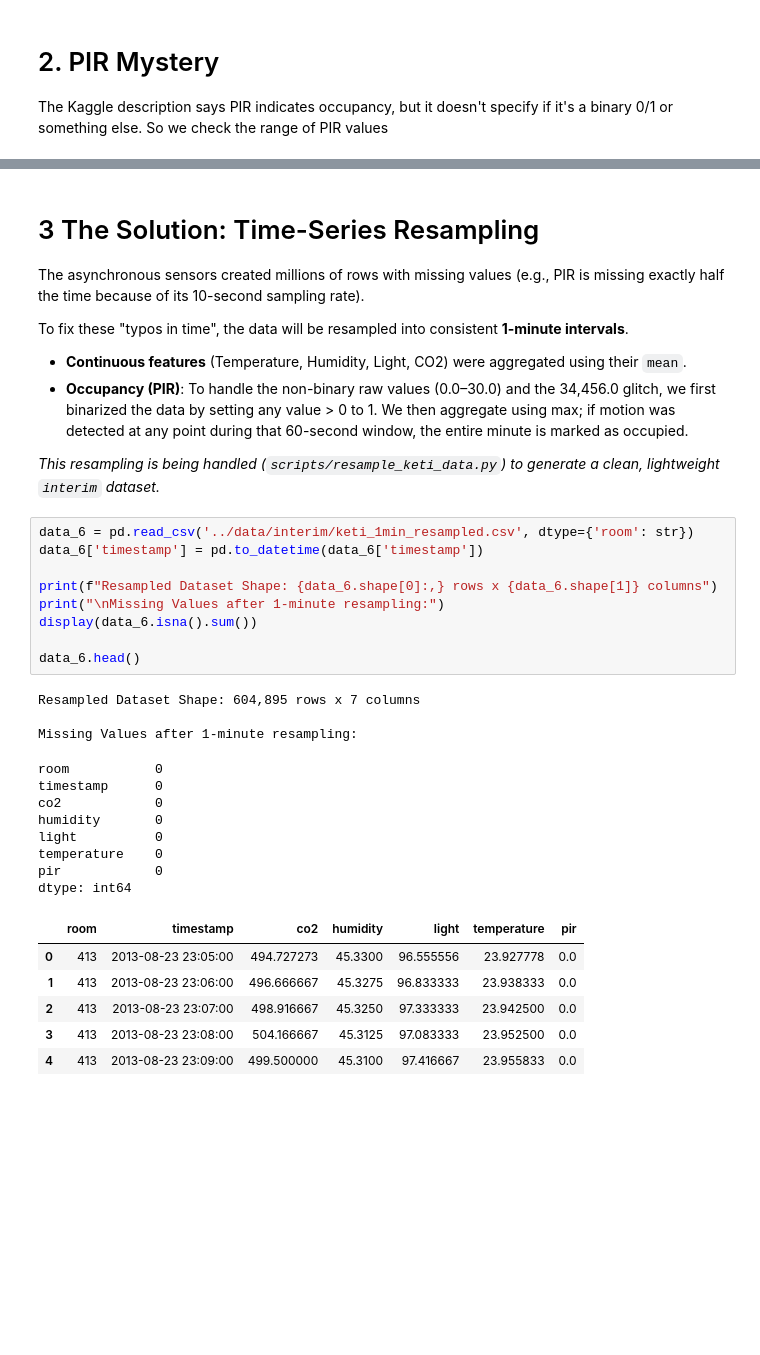
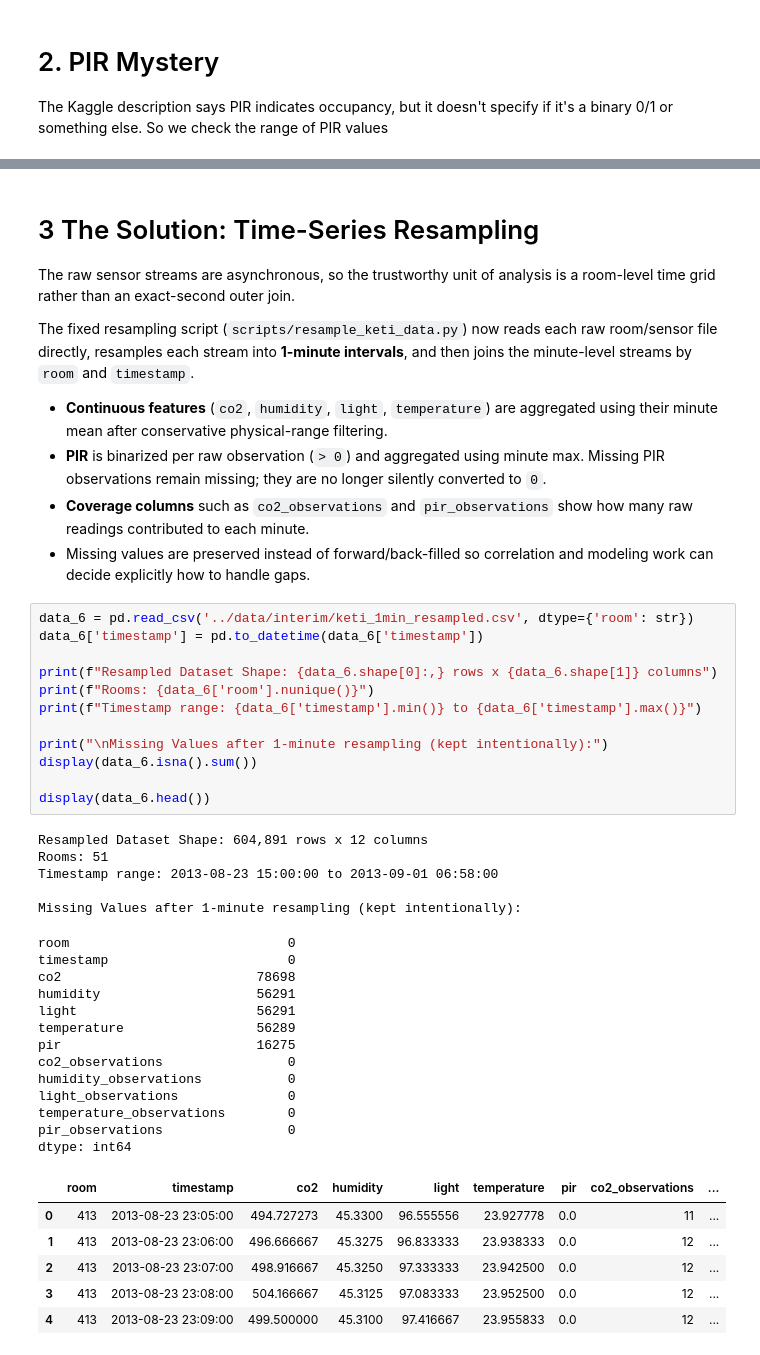
Before and after one commit to SEP4Real/SEP4, a Jupyter notebook: MAL/notebooks/1b_keti_data_analyze.ipynb, the cells around one changed output, grey strips where cells are left out. Cells and saved outputs as stored; diff of their text form; blank space fills up the shorter version.

```diff
--- a/MAL/notebooks/1b_keti_data_analyze.ipynb
+++ b/MAL/notebooks/1b_keti_data_analyze.ipynb
@@ -114,36 +140,47 @@ Total non-zero PIR readings: 256,670
 # %% [markdown]
 # 3 The Solution: Time-Series Resampling
-The asynchronous sensors created millions of rows with missing values (e.g., PIR is missing exactly half the time because of its 10-second sampling rate).
+The raw sensor streams are asynchronous, so the trustworthy unit of analysis is a room-level time grid rather than an exact-second outer join.
 
-To fix these "typos in time", the data will be resampled into consistent **1-minute intervals**.
-* **Continuous features** (Temperature, Humidity, Light, CO2) were aggregated using their `mean`.
-* **Occupancy (PIR)**: To handle the non-binary raw values (0.0–30.0) and the 34,456.0 glitch, we first binarized the data by setting any value > 0 to 1. We then aggregate using max; if motion was detected at any point during that 60-second window, the entire minute is marked as occupied.
+The fixed resampling script (`scripts/resample_keti_data.py`) now reads each raw room/sensor file directly, resamples each stream into **1-minute intervals**, and then joins the minute-level streams by `room` and `timestamp`.
 
-*This resampling is being handled (`scripts/resample_keti_data.py`) to generate a clean, lightweight `interim` dataset.*
+* **Continuous features** (`co2`, `humidity`, `light`, `temperature`) are aggregated using their minute mean after conservative physical-range filtering.
+* **PIR** is binarized per raw observation (`> 0`) and aggregated using minute max. Missing PIR observations remain missing; they are no longer silently converted to `0`.
+* **Coverage columns** such as `co2_observations` and `pir_observations` show how many raw readings contributed to each minute.
+* Missing values are preserved instead of forward/back-filled so correlation and modeling work can decide explicitly how to handle gaps.
 # %%
 data_6 = pd.read_csv('../data/interim/keti_1min_resampled.csv', dtype={'room': str})
 data_6['timestamp'] = pd.to_datetime(data_6['timestamp'])
 
 print(f"Resampled Dataset Shape: {data_6.shape[0]:,} rows x {data_6.shape[1]} columns")
-print("\nMissing Values after 1-minute resampling:")
+print(f"Rooms: {data_6['room'].nunique()}")
+print(f"Timestamp range: {data_6['timestamp'].min()} to {data_6['timestamp'].max()}")
+
+print("\nMissing Values after 1-minute resampling (kept intentionally):")
 display(data_6.isna().sum())
 
-data_6.head()
+display(data_6.head())
 # %% [output]
-Resampled Dataset Shape: 604,895 rows x 7 columns
+Resampled Dataset Shape: 604,891 rows x 12 columns
+Rooms: 51
+Timestamp range: 2013-08-23 15:00:00 to 2013-09-01 06:58:00
 
-Missing Values after 1-minute resampling:
+Missing Values after 1-minute resampling (kept intentionally):
-room           0
-timestamp      0
-co2            0
-humidity       0
-light          0
-temperature    0
-pir            0
+room                            0
+timestamp                       0
+co2                         78698
+humidity                    56291
+light                       56291
+temperature                 56289
+pir                         16275
+co2_observations                0
+humidity_observations           0
+light_observations              0
+temperature_observations        0
+pir_observations                0
 dtype: int64
-|  | room | timestamp | co2 | humidity | light | temperature | pir |
-| 0 | 413 | 2013-08-23 23:05:00 | 494.727273 | 45.3300 | 96.555556 | 23.927778 | 0.0 |
-| 1 | 413 | 2013-08-23 23:06:00 | 496.666667 | 45.3275 | 96.833333 | 23.938333 | 0.0 |
-| 2 | 413 | 2013-08-23 23:07:00 | 498.916667 | 45.3250 | 97.333333 | 23.942500 | 0.0 |
-| 3 | 413 | 2013-08-23 23:08:00 | 504.166667 | 45.3125 | 97.083333 | 23.952500 | 0.0 |
-| 4 | 413 | 2013-08-23 23:09:00 | 499.500000 | 45.3100 | 97.416667 | 23.955833 | 0.0 |
+|  | room | timestamp | co2 | humidity | light | temperature | pir | co2_observations | ... |
+| 0 | 413 | 2013-08-23 23:05:00 | 494.727273 | 45.3300 | 96.555556 | 23.927778 | 0.0 | 11 | ... |
+| 1 | 413 | 2013-08-23 23:06:00 | 496.666667 | 45.3275 | 96.833333 | 23.938333 | 0.0 | 12 | ... |
+| 2 | 413 | 2013-08-23 23:07:00 | 498.916667 | 45.3250 | 97.333333 | 23.942500 | 0.0 | 12 | ... |
+| 3 | 413 | 2013-08-23 23:08:00 | 504.166667 | 45.3125 | 97.083333 | 23.952500 | 0.0 | 12 | ... |
+| 4 | 413 | 2013-08-23 23:09:00 | 499.500000 | 45.3100 | 97.416667 | 23.955833 | 0.0 | 12 | ... |
```
Also changed, not shown: parts of 10 cells of this notebook, 6 other files.
